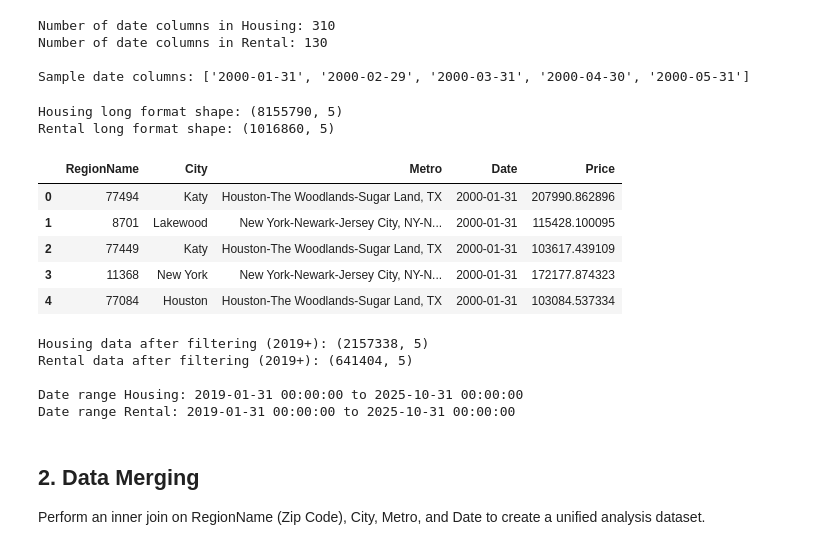
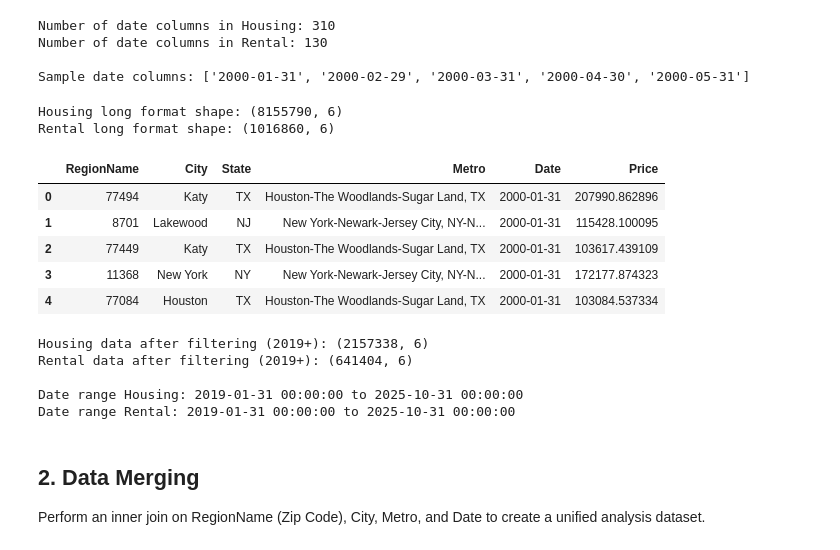
Before and after one commit to davidcao43/Research-Analysis, a Jupyter notebook: Notebook/Housing EDA Claude.ipynb, the cells around one changed output. Drawn from its saved outputs; the diff is of its cells as text; code cells hidden in the pictures.

```diff
--- a/Notebook/Housing EDA Claude.ipynb
+++ b/Notebook/Housing EDA Claude.ipynb
@@ -99,34 +280,34 @@ Number of date columns in Rental: 130
 
 Sample date columns: ['2000-01-31', '2000-02-29', '2000-03-31', '2000-04-30', '2000-05-31']
 # %%
-# Melt Housing dataframe from wide to long format
+# Melt Housing dataframe from wide to long format (INCLUDING STATE for strict classification)
 housing_long = housing_df.melt(
-    id_vars=['RegionName', 'City', 'Metro'],
+    id_vars=['RegionName', 'City', 'State', 'Metro'],  # State included from the start
     value_vars=housing_date_cols,
     var_name='Date',
     value_name='Price'
 )
 
-# Melt Rental dataframe from wide to long format
+# Melt Rental dataframe from wide to long format (INCLUDING STATE)
 rental_long = rental_df.melt(
-    id_vars=['RegionName', 'City', 'Metro'],
+    id_vars=['RegionName', 'City', 'State', 'Metro'],  # State included from the start
     value_vars=rental_date_cols,
     var_name='Date',
     value_name='Rent'
 )
 
 print(f"Housing long format shape: {housing_long.shape}")
 print(f"Rental long format shape: {rental_long.shape}")
 housing_long.head()
 # %% [output]
-Housing long format shape: (8155790, 5)
-Rental long format shape: (1016860, 5)
+Housing long format shape: (8155790, 6)
+Rental long format shape: (1016860, 6)
-|  | RegionName | City | Metro | Date | Price |
-| 0 | 77494 | Katy | Houston-The Woodlands-Sugar Land, TX | 2000-01-31 | 207990.862896 |
-| 1 | 8701 | Lakewood | New York-Newark-Jersey City, NY-N... | 2000-01-31 | 115428.100095 |
-| 2 | 77449 | Katy | Houston-The Woodlands-Sugar Land, TX | 2000-01-31 | 103617.439109 |
-| 3 | 11368 | New York | New York-Newark-Jersey City, NY-N... | 2000-01-31 | 172177.874323 |
-| 4 | 77084 | Houston | Houston-The Woodlands-Sugar Land, TX | 2000-01-31 | 103084.537334 |
+|  | RegionName | City | State | Metro | Date | Price |
+| 0 | 77494 | Katy | TX | Houston-The Woodlands-Sugar Land, TX | 2000-01-31 | 207990.862896 |
+| 1 | 8701 | Lakewood | NJ | New York-Newark-Jersey City, NY-N... | 2000-01-31 | 115428.100095 |
+| 2 | 77449 | Katy | TX | Houston-The Woodlands-Sugar Land, TX | 2000-01-31 | 103617.439109 |
+| 3 | 11368 | New York | NY | New York-Newark-Jersey City, NY-N... | 2000-01-31 | 172177.874323 |
+| 4 | 77084 | Houston | TX | Houston-The Woodlands-Sugar Land, TX | 2000-01-31 | 103084.537334 |
 # %%
 # Convert Date column to datetime
 housing_long['Date'] = pd.to_datetime(housing_long['Date'])
@@ -142,8 +323,8 @@ print(f"Rental data after filtering (2019+): {rental_long.shape}")
 print(f"\nDate range Housing: {housing_long['Date'].min()} to {housing_long['Date'].max()}")
 print(f"Date range Rental: {rental_long['Date'].min()} to {rental_long['Date'].max()}")
 # %% [output]
-Housing data after filtering (2019+): (2157338, 5)
-Rental data after filtering (2019+): (641404, 5)
+Housing data after filtering (2019+): (2157338, 6)
+Rental data after filtering (2019+): (641404, 6)
 
 Date range Housing: 2019-01-31 00:00:00 to 2025-10-31 00:00:00
 Date range Rental: 2019-01-31 00:00:00 to 2025-10-31 00:00:00
```
Also changed, not shown: parts of 33 cells of this notebook.
